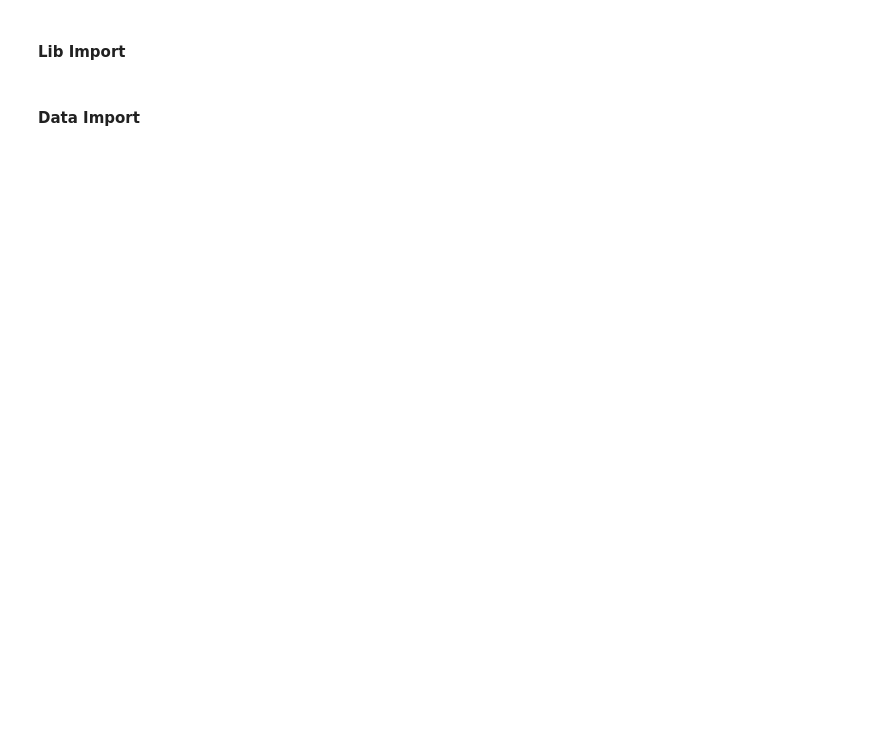
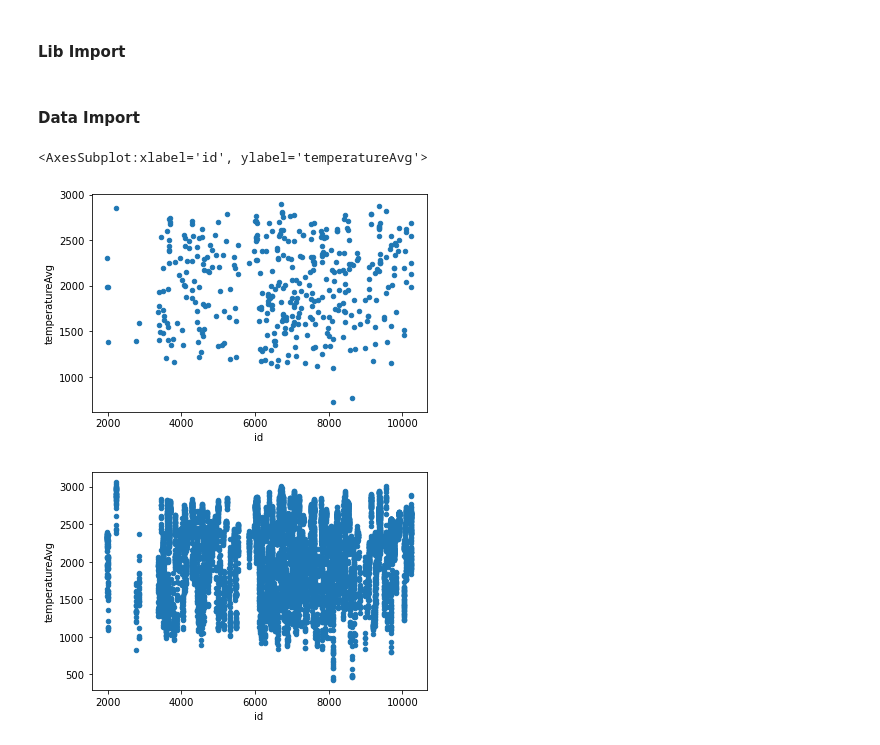
Before and after one commit to enotbeta/thermal-diplom, a Jupyter notebook: Main script.ipynb, the cells around one changed output. Cells and saved outputs as stored; diff of their text form; code cells hidden in the pictures; blank space fills up the shorter version.

```diff
--- a/Main script.ipynb
+++ b/Main script.ipynb
@@ -17,5 +11,24 @@ data1 = pd.read_csv(r'C:\Users\Serg\Desktop\Diplom\Dataset\csv\проходна
+# %%
+url = "https://pastebin.com/raw/j30qh61S"
+#resp = urllib.request.urlopen(url_data)
+data = pd.read_csv(r'./dataset/PK2-10_02_2022_06_31_14.csv', header=0, sep =',')
+data1 = pd.read_csv(r'./dataset/PK2-11-15_02_2022.csv', header=0, sep =',')
+data2 = pd.read_csv(r'./dataset/prokhodnaya_sf.csv', header=0, sep =',')
+data3 = pd.read_csv(r'./dataset/Sochi_4-14_02_22.csv', header=0, sep =',')
+data = data.loc[data['temperatureAvg'] > 1]
+data = data.loc[data['id'] >= 0]
+data1 = data1.loc[data1['temperatureAvg'] > 1]
+data1 = data1.loc[data1['id'] >= 0]
+data2 = data2.loc[data2['temperatureAvg'] > 1]
+data2 = data2.loc[data2['id'] >= 0]
+data3 = data3.loc[data3['temperatureAvg'] > 1]
+data3 = data3.loc[data3['id'] >= 0]
 # %%
-model = f.Model(data1, number_of_rows = 30)
+model = f.Model(data, number_of_rows = 20)
 model.filter(sigma = 1)
 model.df_stat[['id','temperatureAvg']].plot(x = 'id', y = 'temperatureAvg', kind = 'scatter')
 model.df_all[['id','temperatureAvg']].plot(x = 'id', y = 'temperatureAvg', kind = 'scatter')
+# %% [output]
+<AxesSubplot:xlabel='id', ylabel='temperatureAvg'>
+[figure, added]
+[figure, added]
```
Also changed, not shown: parts of 6 cells of this notebook, 9 other files.
